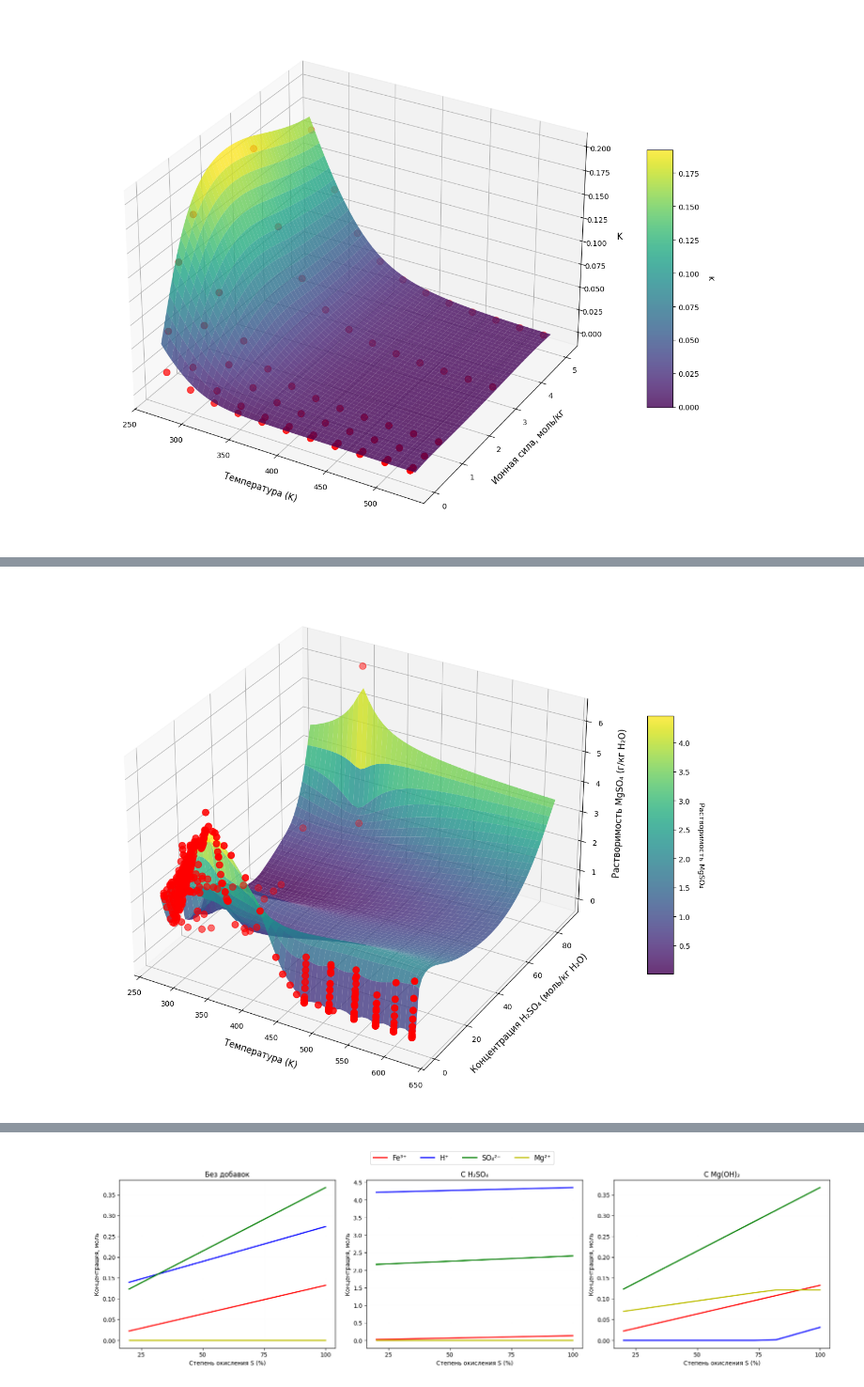
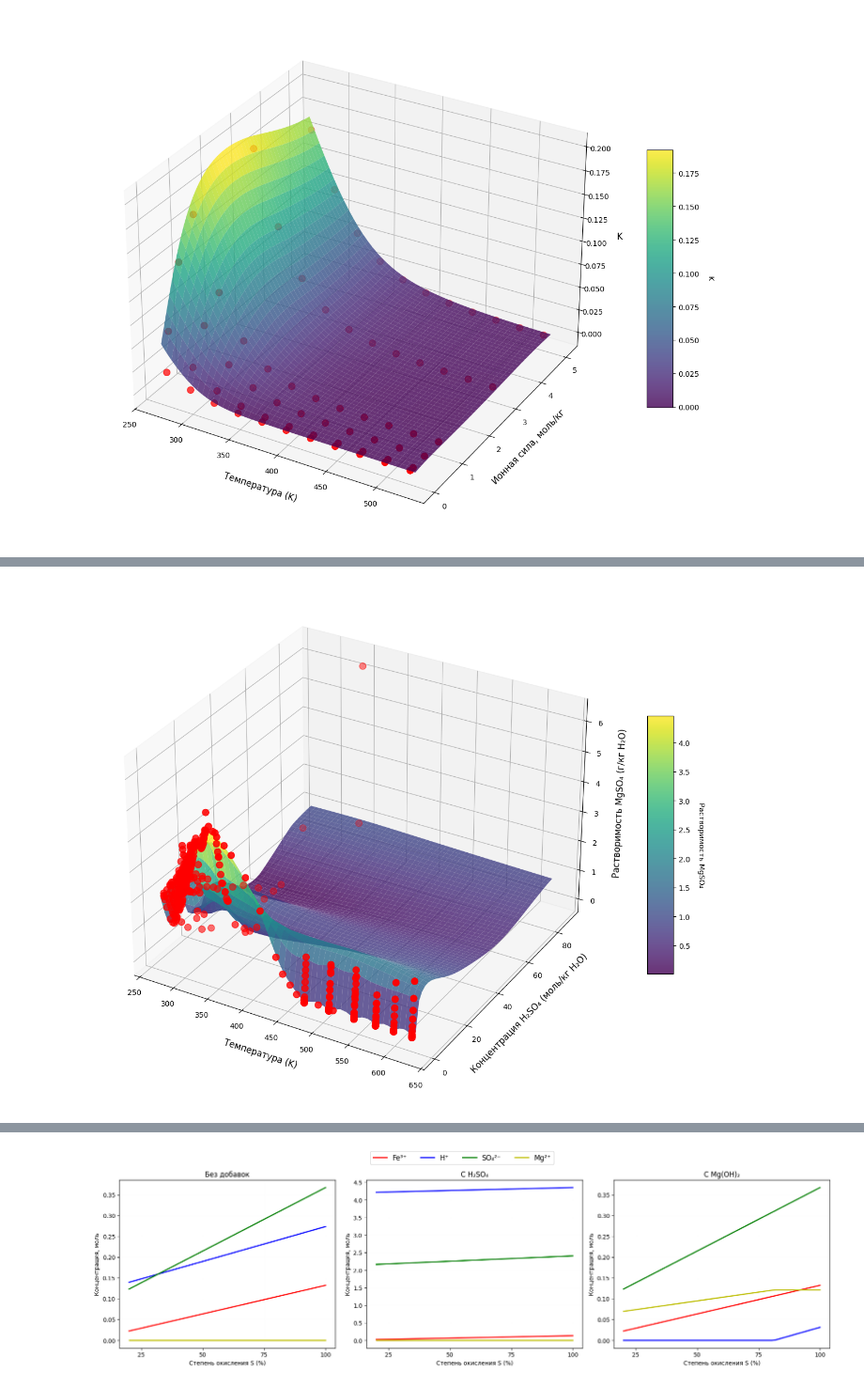
Before and after one commit to MariiaLBDVA/thermodymanic, a Jupyter notebook: notebook_new.ipynb, the cells around one changed output, grey strips where cells are left out. Shown at 94% size. Cells and saved outputs as stored; diff of their text form; code cells hidden in the pictures.

```diff
--- a/notebook_new.ipynb
+++ b/notebook_new.ipynb
@@ -195,8 +233,8 @@ plt.tight_layout()
 # %%
 n_points = 50
 
-T_min, T_max = mgso4_sol_interp.points[:, 0].min(), mgso4_sol_interp.points[:, 0].max()
-H2SO4_min, H2SO4_max = mgso4_sol_interp.points[:, 1].min(), mgso4_sol_interp.points[:, 1].max()
+T_min, T_max = mgso4_sol_interp.df.iloc[:, 0].min(), mgso4_sol_interp.df.iloc[:, 0].max()
+H2SO4_min, H2SO4_max = mgso4_sol_interp.df.iloc[:, 2].min(), mgso4_sol_interp.df.iloc[:, 2].max()
 
 # Добавляем небольшой запас
 T_range = [T_min - 5, T_max + 5]
@@ -204,40 +242,41 @@ H2SO4_range = [max(0, H2SO4_min - 0.1), H2SO4_max + 0.1]
 
 # Создаем сетку
 T_grid, H2SO4_grid = np.meshgrid(
     np.linspace(T_range[0], T_range[1], n_points),
     np.linspace(H2SO4_range[0], H2SO4_range[1], n_points)
 )
 
 # Вычисляем растворимость
 Sol_grid = np.zeros_like(T_grid)
 for i in range(n_points):
     for j in range(n_points):
         Sol_grid[i, j] = mgso4_sol_interp.get_sol(T_grid[i, j], H2SO4_grid[i, j])
 
 # Создаем график
 fig = plt.figure(figsize=(14, 10))
 ax = fig.add_subplot(111, projection='3d')
 
 # Поверхность
 surf = ax.plot_surface(T_grid, H2SO4_grid, Sol_grid,
-                           cmap='viridis', alpha=0.8,
-                           linewidth=0, antialiased=True)
+                       cmap='viridis', alpha=0.8,
+                       linewidth=0, antialiased=True)
 
-# Исходные точки
-ax.scatter(mgso4_sol_interp.points[:, 0],
-               mgso4_sol_interp.points[:, 1],
-               mgso4_sol_interp.MgSO4_sol,
-               color='red', s=80, label='Исходные данные')
+# Исходные точки (из df, не очищенные)
+ax.scatter(mgso4_sol_interp.df.iloc[:, 0],
+           mgso4_sol_interp.df.iloc[:, 2],
+           mgso4_sol_interp.df.iloc[:, 1],
+           color='red', s=80, label='Исходные данные')
 
 # Настройки
 ax.set_xlabel('Температура (K)', fontsize=12, labelpad=10)
-ax.set_ylabel('Концентрация H₂SO₄ (моль/кг H₂O)', fontsize=12, labelpad=10)  # Исправлено
-ax.set_zlabel('Растворимость MgSO₄ (г/кг H₂O)', fontsize=12, labelpad=10)  # Исправлено
+ax.set_ylabel('Концентрация H₂SO₄ (моль/кг H₂O)', fontsize=12, labelpad=10)
+ax.set_zlabel('Растворимость MgSO₄ (г/кг H₂O)', fontsize=12, labelpad=10)
 
 # Colorbar
 cbar = fig.colorbar(surf, ax=ax, shrink=0.5, aspect=10)
 cbar.set_label('Растворимость MgSO₄', rotation=270, labelpad=20)
 
 plt.tight_layout()
+plt.show()
 # %% [output]
-[figure, old version]
+[figure, new version]
```
Also changed, not shown: parts of 21 cells of this notebook, 4 other files.
